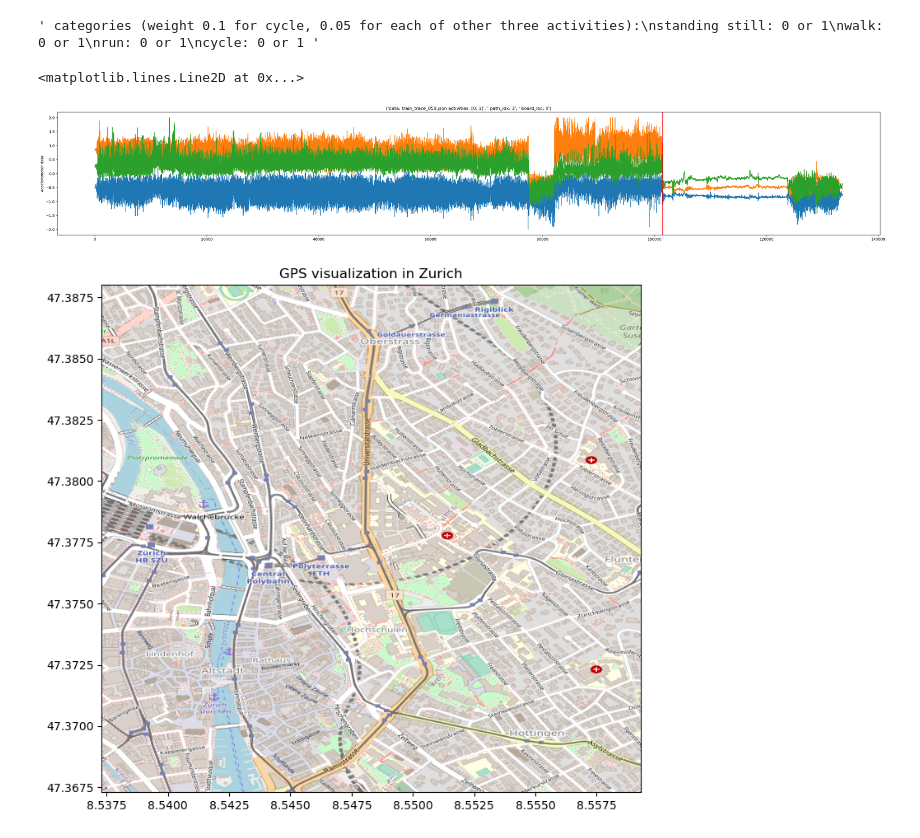
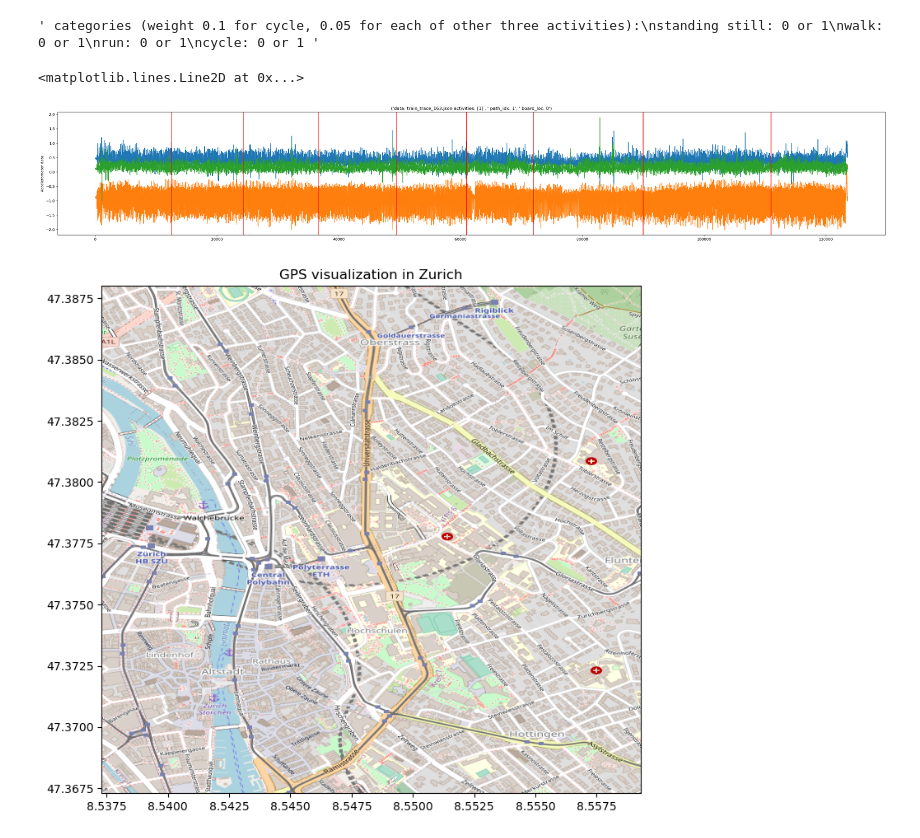
Before and after one commit to zcsun52/Mobile_Health_Exercise, a Jupyter notebook: mobile-health-2023-step-count/add_activity_label.ipynb, the cells around one changed output. Saved outputs shown, nothing was run; the diff lists cells and outputs as text; code cells hidden in the pictures.

```diff
--- a/mobile-health-2023-step-count/add_activity_label.ipynb
+++ b/mobile-health-2023-step-count/add_activity_label.ipynb
@@ -28,51 +28,59 @@ import matplotlib.pyplot as plt
 # %%
 # Get the path of all traces
 dir_data = 'E:\\Sunzhichao\\ETHz\\2223Spring\\Mobile_Health\\data\\'
+dir_data = '.\\data\\'
 dir_traces = dir_data + 'train\\'
 dir_labels = dir_data + 'labels\\'
 dir_loaded = dir_data + 'Loaded_data\\'
 filenames = [join(dir_traces, f) for f in listdir(dir_traces) if isfile(join(dir_traces, f))]
-data_win_counts = np.load(dir_loaded + 'train_data_count.npy')
-activity_labels = np.load(dir_loaded + 'train_activity_label.npy')
+data_win_counts = np.load(dir_loaded + 'train_data_count_w3.npy')
+activity_labels = np.load(dir_loaded + 'train_activity_label_w3.npy')
 filenames.sort()
+# %%
+file_id = 162
+filename = filenames[file_id]
+trace = Recording(filename, no_labels=False, mute=True)
+data_win_count = data_win_counts[file_id]
+sampling_rate = 200
+std_win = 3 #s
+window_size = round(std_win*sampling_rate)
+
+# plot
+title = "data: " + filename.split('\\')[-1] + " activities: " + str(trace.labels['activities']), " path_idx: " + str(trace.labels['path_idx']), " board_loc: " + str(trace.labels['board_loc'])
 # %%
-file_id = 49
-filename = filenames[file_id]
-trace = Recording(filename, no_labels=False, mute=True)
-data_win_count = data_win_counts[file_id]
-sampling_rate = 200
-std_win = 3 #s
-window_size = round(std_win*sampling_rate)
-
-# plot
-title = "data: " + filename.split('\\')[-1] + " activities: " + str(trace.labels['activities']), " path_idx: " + str(trace.labels['path_idx']), " board_loc: " + str(trace.labels['board_loc'])
 
 fig, ax = plt.subplots(1, 1, figsize=(40, 6), sharex=True)
 ax.set_title(title)
 ax.plot(trace.data['ax'].values)
 ax.plot(trace.data['ay'].values)
 ax.plot(trace.data['az'].values)
 ax.set_ylabel('Accelerometer data')
-ax.axvline(101500, color = 'r')
-
+ax.axvline(12500, color = 'r')
+ax.axvline(24400, color = 'r')
+ax.axvline(36700, color = 'r')
+ax.axvline(49500, color = 'r')
+ax.axvline(61000, color = 'r')
+ax.axvline(72000, color = 'r')
+ax.axvline(90000, color = 'r')
+ax.axvline(111000, color = 'r')
 
 
 # ax[0].set_title(title)
 # ax[0].plot(trace.data['ax'].values)
 # ax[0].plot(trace.data['ay'].values)
 # ax[0].plot(trace.data['az'].values)
 # ax[0].set_ylabel('Accelerometer data')
 # ax[0].axvline(105900, color = 'r')
 # ax[0].axvline(113900, color = 'r')
 # ax[1].plot(trace.data['gx'].values)
 # ax[1].plot(trace.data['gy'].values)
 # ax[1].plot(trace.data['gz'].values)
 # ax[1].axvline(105900, color = 'r')
 # ax[1].axvline(113900, color = 'r')
 # ax[1].set_ylabel('Gero data')
 # %% [output]
 <matplotlib.lines.Line2D at 0x...>
-[figure, old version]
+[figure, new version]
 # %%
 # Trace must contain gps data
 # assert('latitude' in trace.data and 'longitude' in trace.data)
```
Also changed, not shown: parts of 2 cells of this notebook, 3 other files.
